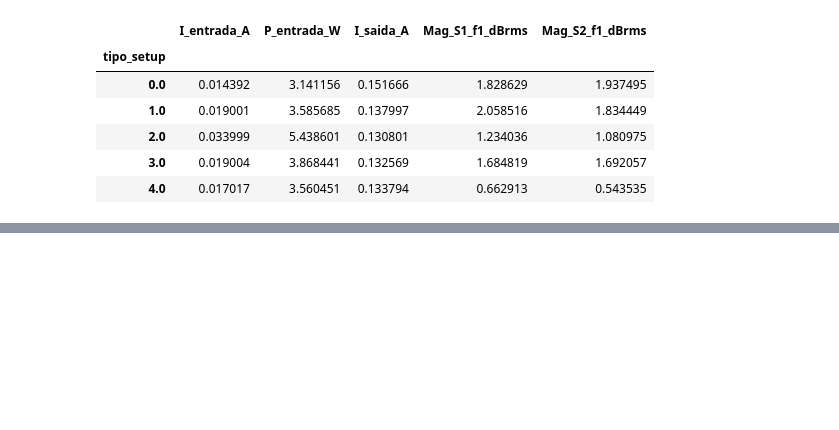
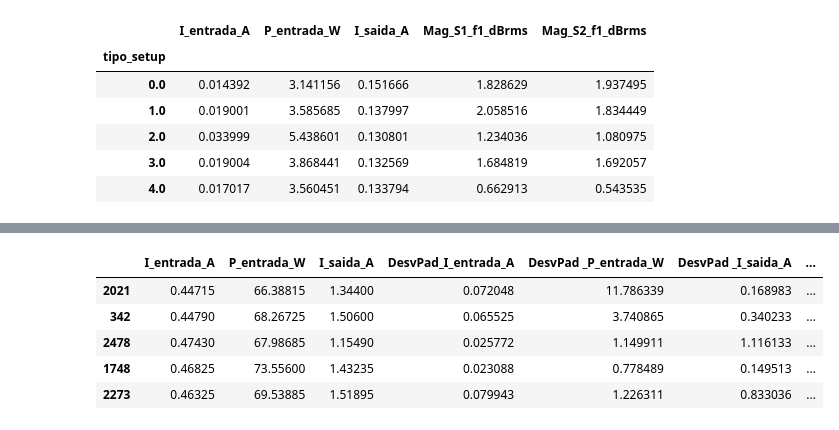
Before and after one commit to joaoopalma/aps1-ia-automacao, a Jupyter notebook: projeto2.ipynb, the cells around one changed output, grey strips where cells are left out. Saved outputs shown, nothing was run; the diff lists cells and outputs as text; code cells hidden in the pictures; blank space fills up the shorter version.

```diff
--- a/projeto2.ipynb
+++ b/projeto2.ipynb
@@ -370,0 +439,10 @@ Correlações altas encontradas: 16 pares
+# %%
+# Exibir os atributos previsores dos dados de treinamento (X_train)
+X_train.head()
+# %% [output]
+|  | I_entrada_A | P_entrada_W | I_saida_A | DesvPad_I_entrada_A | DesvPad _P_entrada_W | DesvPad _I_saida_A | ... |
+| 2021 | 0.44715 | 66.38815 | 1.34400 | 0.072048 | 11.786339 | 0.168983 | ... |
+| 342 | 0.44790 | 68.26725 | 1.50600 | 0.065525 | 3.740865 | 0.340233 | ... |
+| 2478 | 0.47430 | 67.98685 | 1.15490 | 0.025772 | 1.149911 | 1.116133 | ... |
+| 1748 | 0.46825 | 73.55600 | 1.43235 | 0.023088 | 0.778489 | 0.149513 | ... |
+| 2273 | 0.46325 | 69.53885 | 1.51895 | 0.079943 | 1.226311 | 0.833036 | ... |
```
Also changed, not shown: parts of 17 cells of this notebook.
